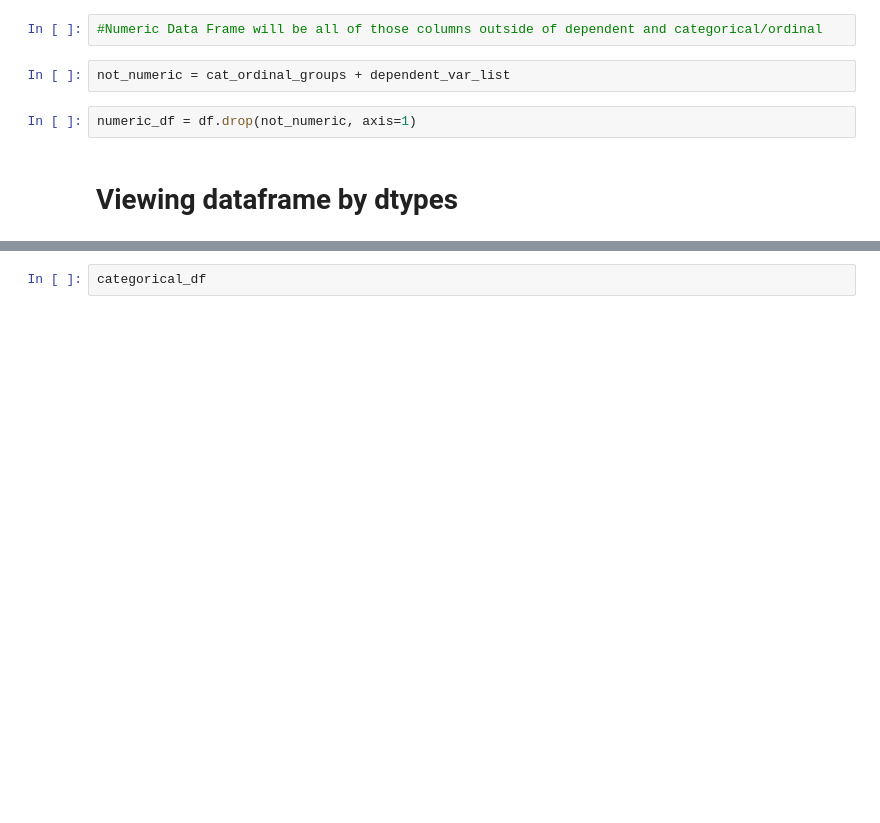
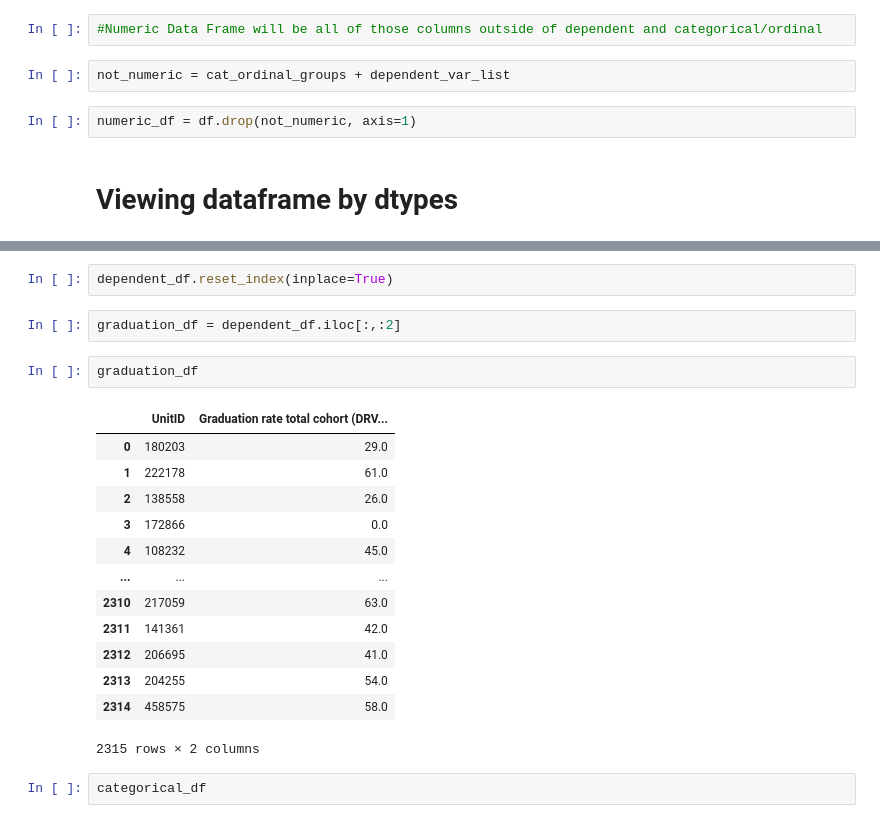
Before and after one commit to robcamp-code/DataSciencePortfolio, a Jupyter notebook: UniversityGraduationRates/Data Wrangling.ipynb, the cells around one changed output, grey strips where cells are left out. Cells and saved outputs as stored; diff of their text form; blank space fills up the shorter version.

```diff
--- a/UniversityGraduationRates/BaseLine Modeling.ipynb
+++ b/UniversityGraduationRates/Data Wrangling.ipynb
@@ -103,3 +97,23 @@ dependent_df
+# %%
+dependent_df.reset_index(inplace=True)
+# %%
+graduation_df = dependent_df.iloc[:,:2]
+# %%
+graduation_df
+# %% [output]
+|  | UnitID | Graduation rate total cohort (DRV... |
+| 0 | 180203 | 29.0 |
+| 1 | 222178 | 61.0 |
+| 2 | 138558 | 26.0 |
+| 3 | 172866 | 0.0 |
+| 4 | 108232 | 45.0 |
+| ... | ... | ... |
+| 2310 | 217059 | 63.0 |
+| 2311 | 141361 | 42.0 |
+| 2312 | 206695 | 41.0 |
+| 2313 | 204255 | 54.0 |
+| 2314 | 458575 | 58.0 |
+2315 rows × 2 columns
 # %%
 categorical_df
 # %% [output]
```
Also changed, not shown: parts of 53 cells of this notebook, 3 other files.
